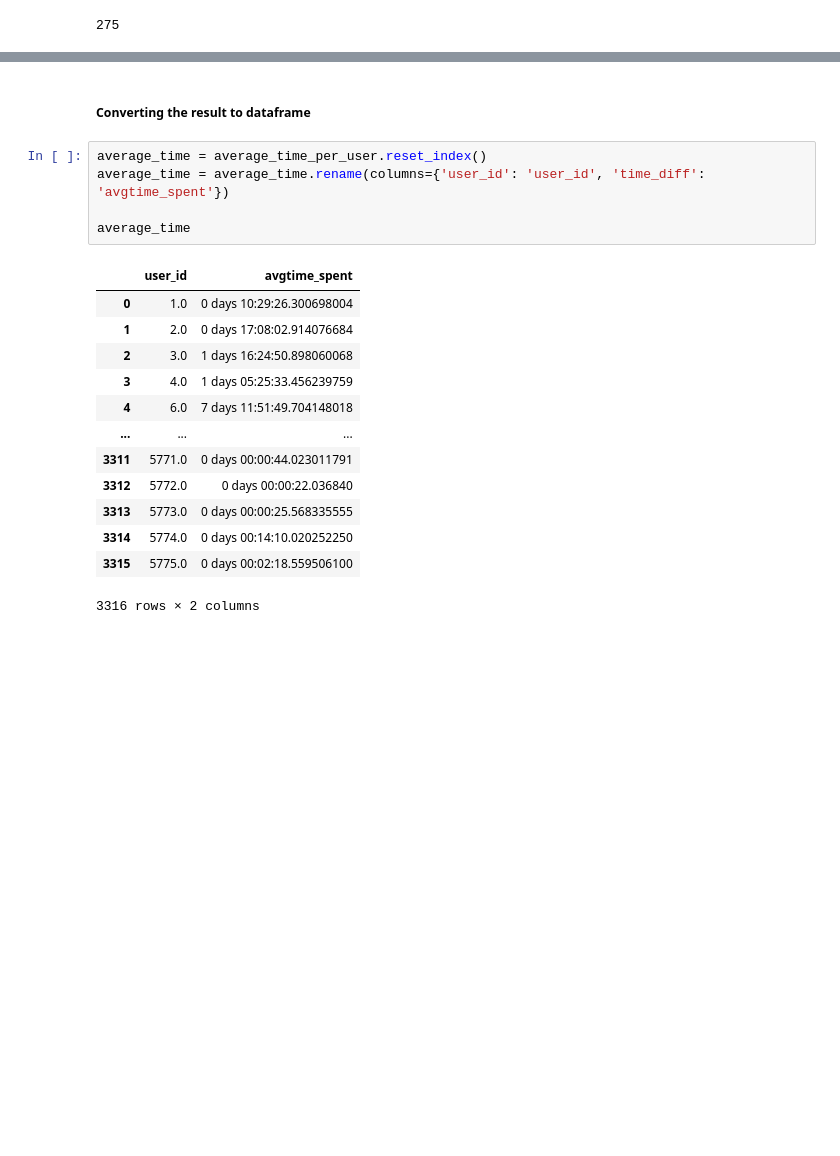
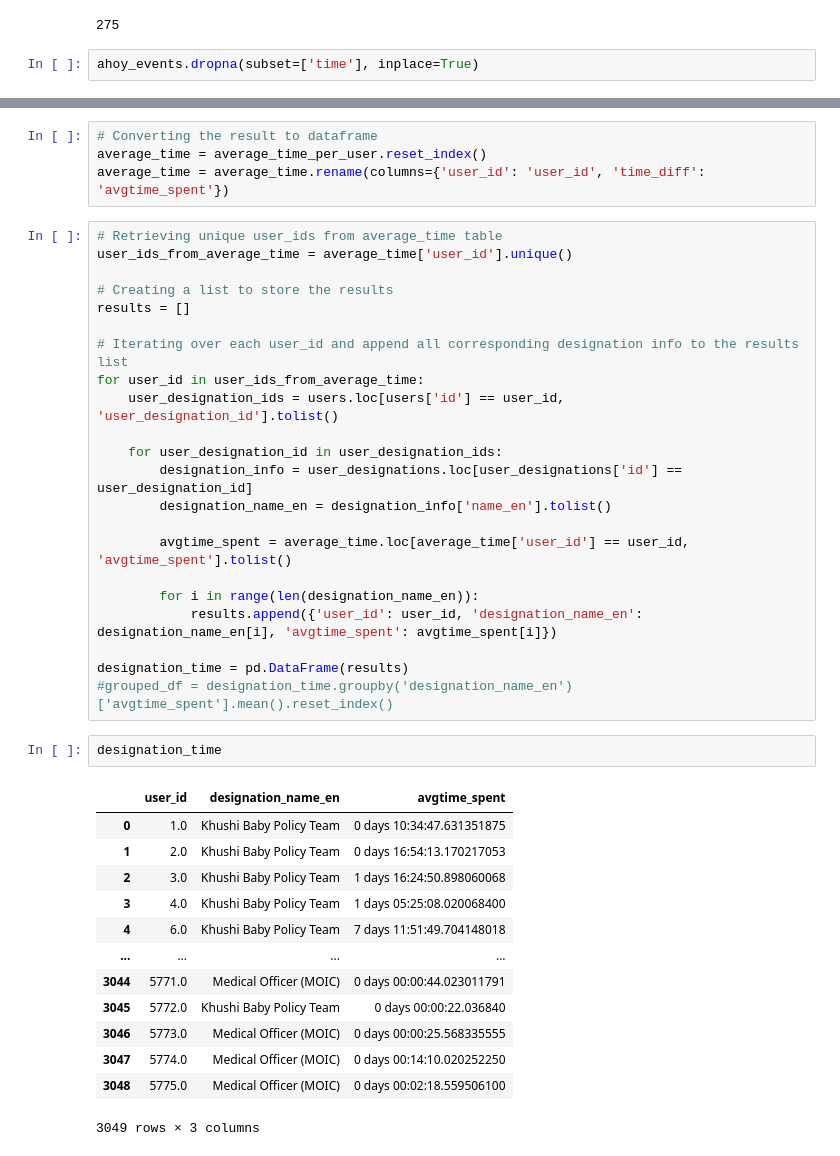
Before and after one commit to taleyahusn21/User-Engagement, a Jupyter notebook: User Engagement.ipynb, the cells around one changed output, grey strips where cells are left out. Saved outputs shown, nothing was run; the diff lists cells and outputs as text; blank space fills up the shorter version.

```diff
--- a/User Engagement.ipynb
+++ b/User Engagement.ipynb
@@ -371,6 +369,8 @@ nan_values_exist = ahoy_events['time'].isna().sum()
 nan_values_exist
 # %% [output]
 275
+# %%
+ahoy_events.dropna(subset=['time'], inplace=True)
 # %%
 ahoy_events.shape
 # %% [output]
@@ -398,21 +383,42 @@ Name: time_diff, Length: 3316, dtype: timedelta64[ns]
-# %% [markdown]
-##### Converting the result to dataframe
 # %%
+# Converting the result to dataframe
 average_time = average_time_per_user.reset_index()
 average_time = average_time.rename(columns={'user_id': 'user_id', 'time_diff': 'avgtime_spent'})
-
-average_time
-# %% [output]
-|  | user_id | avgtime_spent |
-| 0 | 1.0 | 0 days 10:29:26.300698004 |
-| 1 | 2.0 | 0 days 17:08:02.914076684 |
-| 2 | 3.0 | 1 days 16:24:50.898060068 |
-| 3 | 4.0 | 1 days 05:25:33.456239759 |
-| 4 | 6.0 | 7 days 11:51:49.704148018 |
-| ... | ... | ... |
-| 3311 | 5771.0 | 0 days 00:00:44.023011791 |
-| 3312 | 5772.0 | 0 days 00:00:22.036840 |
-| 3313 | 5773.0 | 0 days 00:00:25.568335555 |
-| 3314 | 5774.0 | 0 days 00:14:10.020252250 |
-| 3315 | 5775.0 | 0 days 00:02:18.559506100 |
-3316 rows × 2 columns
+# %%
+# Retrieving unique user_ids from average_time table
+user_ids_from_average_time = average_time['user_id'].unique()
+
+# Creating a list to store the results
+results = []
+
+# Iterating over each user_id and append all corresponding designation info to the results list
+for user_id in user_ids_from_average_time:
+    user_designation_ids = users.loc[users['id'] == user_id, 'user_designation_id'].tolist()
+
+    for user_designation_id in user_designation_ids:
+        designation_info = user_designations.loc[user_designations['id'] == user_designation_id]
+        designation_name_en = designation_info['name_en'].tolist()
+
+        avgtime_spent = average_time.loc[average_time['user_id'] == user_id, 'avgtime_spent'].tolist()
+
+        for i in range(len(designation_name_en)):
+            results.append({'user_id': user_id, 'designation_name_en': designation_name_en[i], 'avgtime_spent': avgtime_spent[i]})
+
+designation_time = pd.DataFrame(results)
+#grouped_df = designation_time.groupby('designation_name_en')['avgtime_spent'].mean().reset_index()
+# %%
+designation_time
+# %% [output]
+|  | user_id | designation_name_en | avgtime_spent |
+| 0 | 1.0 | Khushi Baby Policy Team | 0 days 10:34:47.631351875 |
+| 1 | 2.0 | Khushi Baby Policy Team | 0 days 16:54:13.170217053 |
+| 2 | 3.0 | Khushi Baby Policy Team | 1 days 16:24:50.898060068 |
+| 3 | 4.0 | Khushi Baby Policy Team | 1 days 05:25:08.020068400 |
+| 4 | 6.0 | Khushi Baby Policy Team | 7 days 11:51:49.704148018 |
+| ... | ... | ... | ... |
+| 3044 | 5771.0 | Medical Officer (MOIC) | 0 days 00:00:44.023011791 |
+| 3045 | 5772.0 | Khushi Baby Policy Team | 0 days 00:00:22.036840 |
+| 3046 | 5773.0 | Medical Officer (MOIC) | 0 days 00:00:25.568335555 |
+| 3047 | 5774.0 | Medical Officer (MOIC) | 0 days 00:14:10.020252250 |
+| 3048 | 5775.0 | Medical Officer (MOIC) | 0 days 00:02:18.559506100 |
+3049 rows × 3 columns
```
Also changed, not shown: parts of 4 cells of this notebook.
